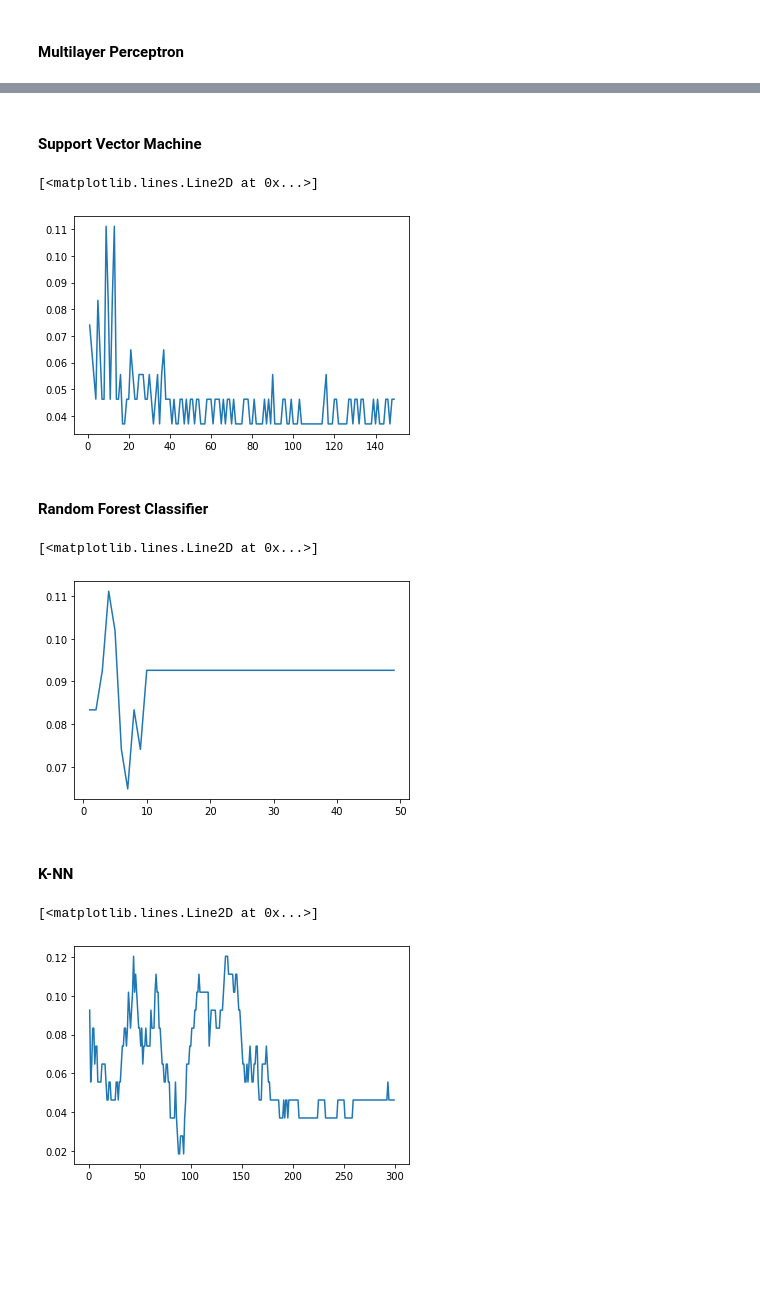
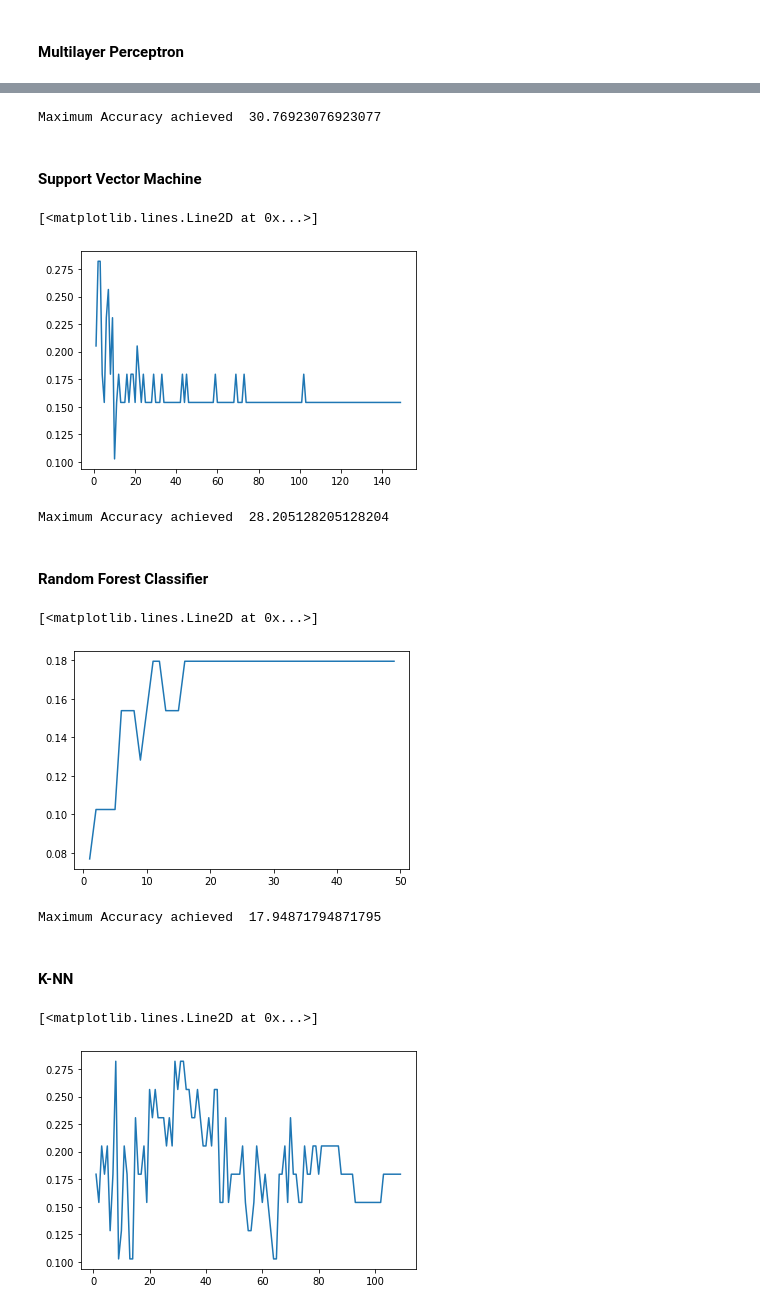
Before and after one commit to abhishekgupta3/EEG-Based-Imagined-Speech-Detection, a Jupyter notebook: Classification.ipynb, the cells around one changed output, grey strips where cells are left out. Saved outputs shown, nothing was run; the diff lists cells and outputs as text; code cells hidden in the pictures; blank space fills up the shorter version.

Commit message:
max accuracy computed

```diff
--- a/Classification.ipynb
+++ b/Classification.ipynb
@@ -49,6 +58,6 @@ plt.show()
 # %%
 df.drop(columns = 'Variance', inplace = True)
-df.drop(columns = 'Standard Deviation', inplace = True)
+# df.drop(columns = 'Standard Deviation', inplace = True)
 # %%
 y = df.iloc[:, 0]
 x = df.iloc[:, 1: ]
@@ -88,12 +97,15 @@ y_train.shape, y_test.shape
 # %%
 iter = []
 acc = []
+max_accuracy = 0
 for i in range(1, 50) :
     clf = MLPClassifier(hidden_layer_sizes=(1000, 100, 10), max_iter=i, alpha=0.001, solver='sgd')
     clf.fit(x_train, y_train)
     y_pred = clf.predict(x_test)
     iter.append(i)
-    acc.append(accuracy_score(y_test, y_pred))
+    cur_acc = accuracy_score(y_test, y_pred)
+    max_accuracy = max(max_accuracy, cur_acc)
+    acc.append(cur_acc)
 # %%
 plt.plot(iter, acc)
 # %% [output]
@@ -102,3 +114,7 @@ plt.plot(iter, acc)
+# %%
+print("Maximum Accuracy achieved ", max_accuracy * 100)
+# %% [output]
+Maximum Accuracy achieved  30.76923076923077
 # %% [markdown]
 #### Support Vector Machine
 # %%
@@ -108,17 +124,24 @@ from sklearn.preprocessing import StandardScaler
 # %%
 iter = []
 acc = []
+max_accuracy = 0
 for i in range(1, 150):
     classifier = make_pipeline(StandardScaler(), LinearSVC(max_iter=i))
     classifier.fit(x_train, y_train)
     y_pred = classifier.predict(x_test)
     iter.append(i)
-    acc.append(accuracy_score(y_test, y_pred))
+    cur_acc = accuracy_score(y_test, y_pred)
+    max_accuracy = max(max_accuracy, cur_acc)
+    acc.append(cur_acc)
 # %%
 plt.plot(iter, acc)
 # %% [output]
 [<matplotlib.lines.Line2D at 0x...>]
-[figure, old version]
+[figure, new version]
+# %%
+print("Maximum Accuracy achieved ", max_accuracy * 100)
+# %% [output]
+Maximum Accuracy achieved  28.205128205128204
 # %% [markdown]
 #### Random Forest Classifier
 # %%
@@ -126,16 +149,23 @@ from sklearn.ensemble import RandomForestClassifier
 # %%
 iter = []
 acc = []
+max_accuracy = 0
 for i in range(1, 50):
     classifier = RandomForestClassifier(max_depth=i, random_state=0)
     classifier.fit(x_train, y_train)
     y_pred = classifier.predict(x_test)
     iter.append(i)
-    acc.append(accuracy_score(y_test, y_pred))
+    cur_acc = accuracy_score(y_test, y_pred)
+    max_accuracy = max(max_accuracy, cur_acc)
+    acc.append(cur_acc)
 plt.plot(iter, acc)
 # %% [output]
 [<matplotlib.lines.Line2D at 0x...>]
-[figure, old version]
+[figure, new version]
+# %%
+print("Maximum Accuracy achieved ", max_accuracy * 100)
+# %% [output]
+Maximum Accuracy achieved  17.94871794871795
 # %% [markdown]
 #### K-NN
 # %%
@@ -143,13 +173,16 @@ from sklearn.neighbors import KNeighborsClassifier
 # %%
 iter = []
 acc = []
-for i in range(1, 300):
+max_accuracy = 0
+for i in range(1, 110):
     neigh = KNeighborsClassifier(n_neighbors=i)
     neigh.fit(x_train, y_train)
     y_pred = neigh.predict(x_test)
     iter.append(i)
-    acc.append(accuracy_score(y_test, y_pred))
+    cur_acc = accuracy_score(y_test, y_pred)
+    max_accuracy = max(max_accuracy, cur_acc)
+    acc.append(cur_acc)
 plt.plot(iter, acc)
 # %% [output]
 [<matplotlib.lines.Line2D at 0x...>]
-[figure, old version]
+[figure, new version]
```
Also changed, not shown: parts of 13 cells of this notebook, 2 other files.
